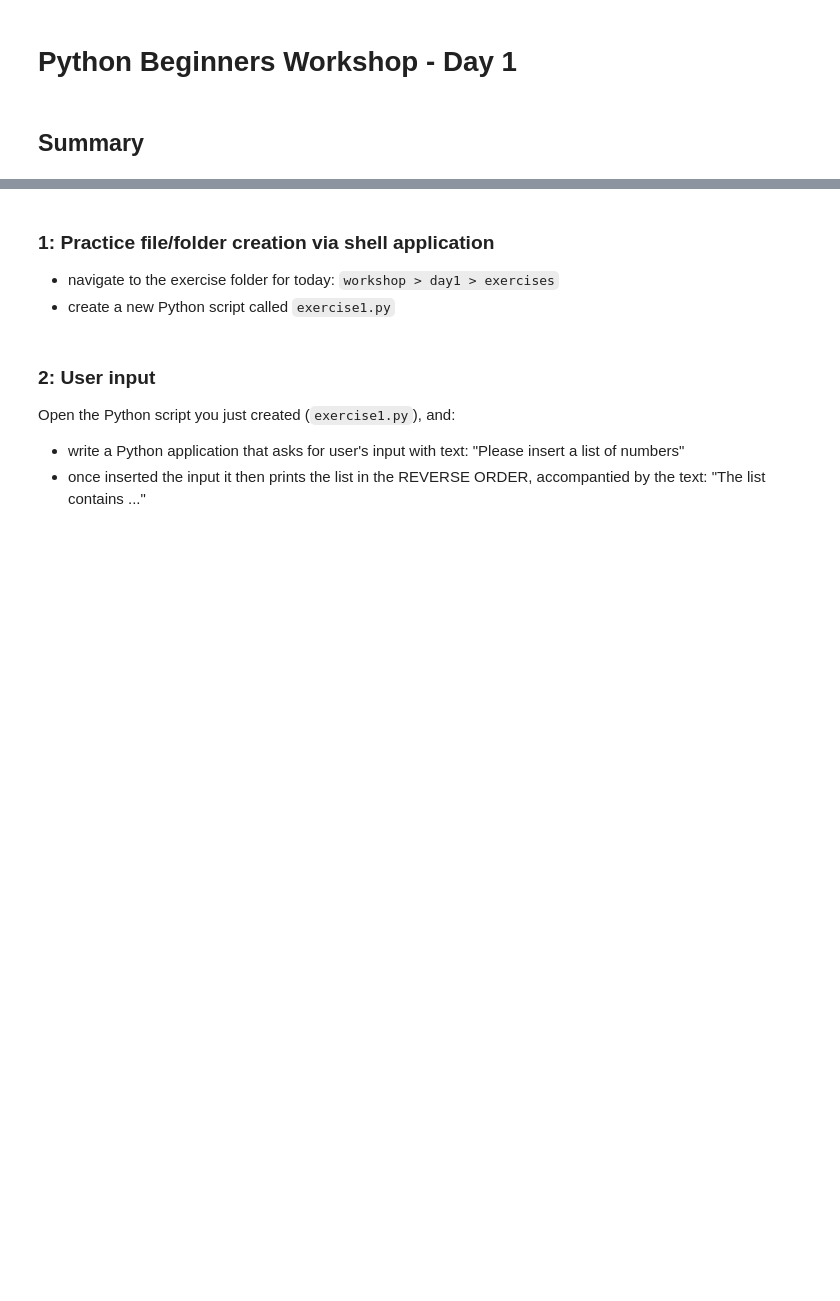
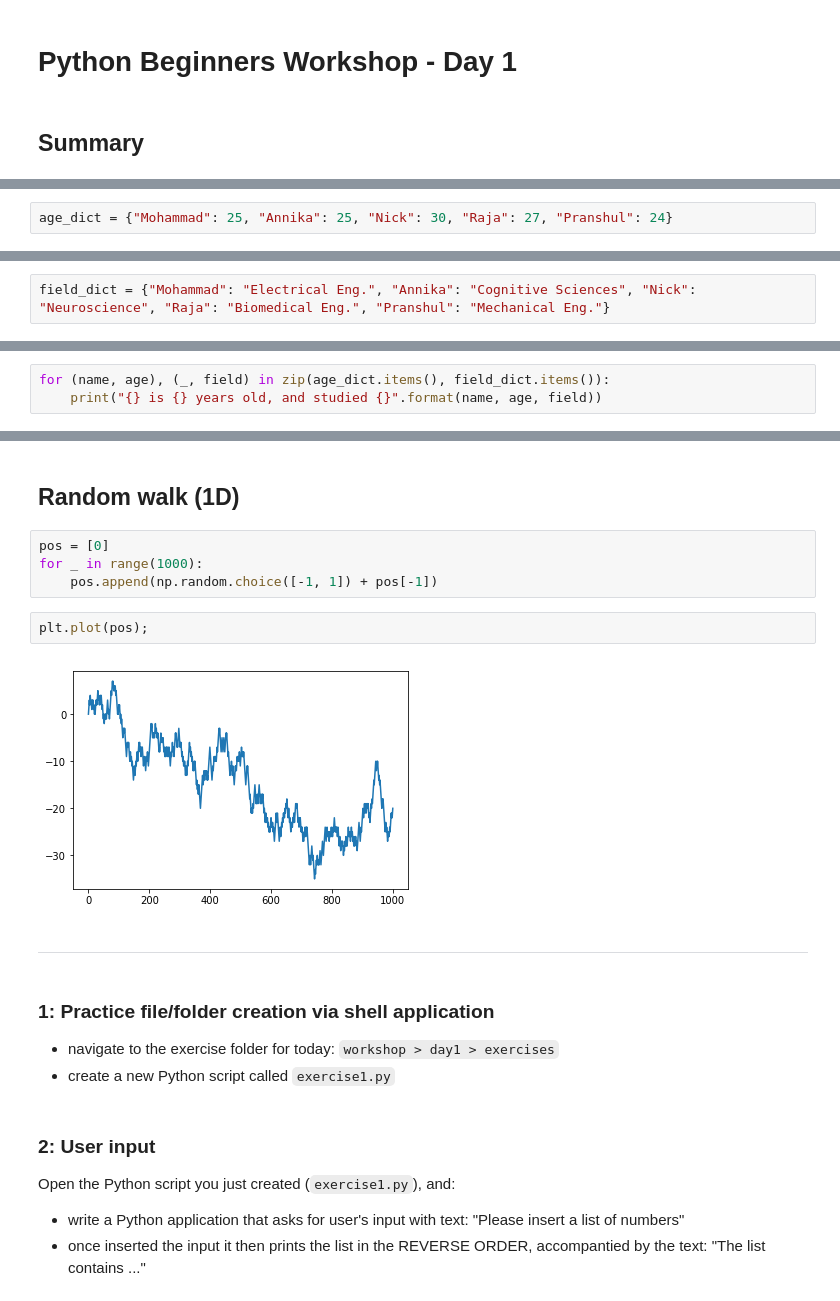
Before and after one commit to mohammadbashiri/MPI-python-workshop-march2019, a Jupyter notebook: Day1/day1_exercises.ipynb, the cells around one changed output, grey strips where cells are left out. Drawn from its saved outputs; the diff is of its cells as text; blank space fills up the shorter version.

```diff
--- a/Day1/day1_exercises.ipynb
+++ b/Day1/day1_exercises.ipynb
@@ -29,0 +538,2 @@ Some notes:
+# %%
+age_dict = {"Mohammad": 25, "Annika": 25, "Nick": 30, "Raja": 27, "Pranshul": 24}
@@ -29,0 +542,2 @@ Some notes:
+# %%
+field_dict = {"Mohammad": "Electrical Eng.", "Annika": "Cognitive Sciences", "Nick": "Neuroscience", "Raja": "Biomedical Eng.", "Pranshul": "Mechanical Eng."}
@@ -29,0 +572,3 @@ Some notes:
+# %%
+for (name, age), (_, field) in zip(age_dict.items(), field_dict.items()):
+    print("{} is {} years old, and studied {}".format(name, age, field))
@@ -30,3 +638,15 @@ Some notes:
+# %% [markdown]
+## Random walk (1D)
+# %%
+pos = [0]
+for _ in range(1000):
+    pos.append(np.random.choice([-1, 1]) + pos[-1])
+# %%
+plt.plot(pos);
+# %% [output]
+[figure, added]
+# %% [markdown]
+---
 # %% [markdown]
 ### 1: Practice file/folder creation via shell application
 - navigate to the exercise folder for today: `workshop > day1 > exercises`
```
Also changed, not shown: parts of 226 cells of this notebook.
